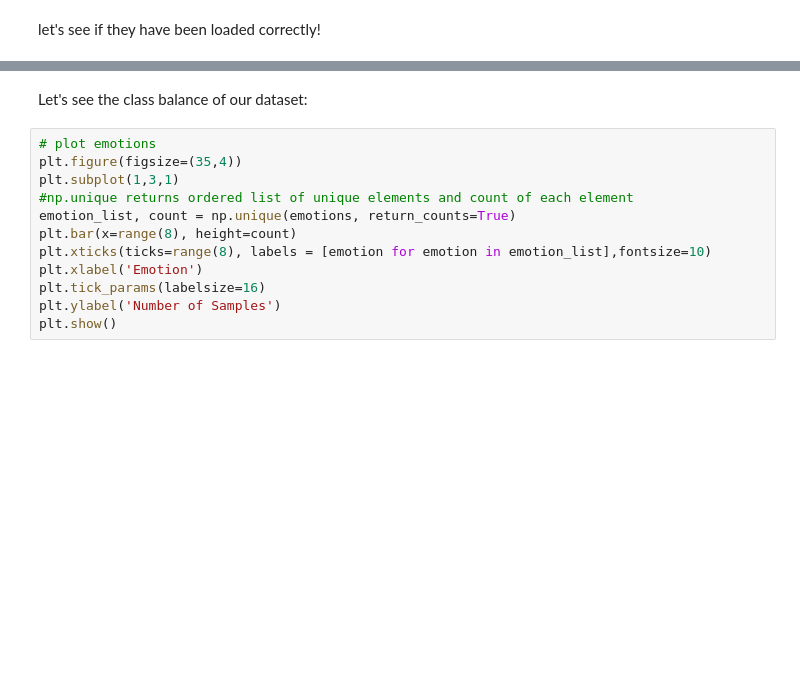
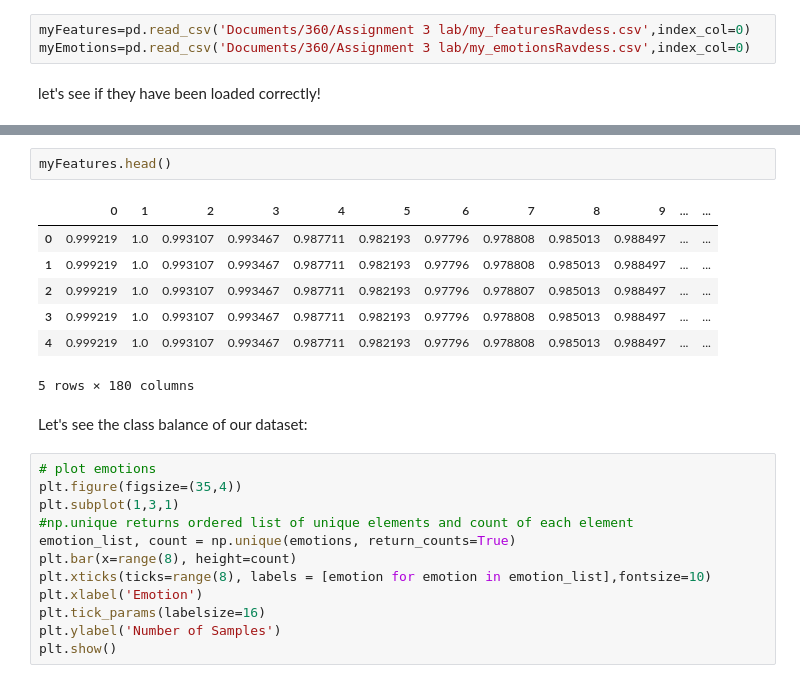
Before and after one commit to IAT-ExploringAI-2026/Week3-ClassicML, a Jupyter notebook: Week_3_MachineLearning.ipynb, the cells around one changed output, grey strips where cells are left out. Drawn from its saved outputs; the diff is of its cells as text; blank space fills up the shorter version.

```diff
--- a/Week_3_MachineLearning.ipynb
+++ b/Week_3_MachineLearning.ipynb
@@ -269,3 +327,6 @@ emotions=pd.read_csv('emotionsRavdess.csv',index_col=0)
+# %%
+myFeatures=pd.read_csv('Documents/360/Assignment 3 lab/my_featuresRavdess.csv',index_col=0)
+myEmotions=pd.read_csv('Documents/360/Assignment 3 lab/my_emotionsRavdess.csv',index_col=0)
 # %% [markdown]
 let's see if they have been loaded correctly!
 # %%
@@ -280,4 +341,14 @@ features.head()
 5 rows × 180 columns
+# %%
+myFeatures.head()
+# %% [output]
+|  | 0 | 1 | 2 | 3 | 4 | 5 | 6 | 7 | 8 | 9 | ... | ... |
+| 0 | 0.999219 | 1.0 | 0.993107 | 0.993467 | 0.987711 | 0.982193 | 0.97796 | 0.978808 | 0.985013 | 0.988497 | ... | ... |
+| 1 | 0.999219 | 1.0 | 0.993107 | 0.993467 | 0.987711 | 0.982193 | 0.97796 | 0.978808 | 0.985013 | 0.988497 | ... | ... |
+| 2 | 0.999219 | 1.0 | 0.993107 | 0.993467 | 0.987711 | 0.982193 | 0.97796 | 0.978807 | 0.985013 | 0.988497 | ... | ... |
+| 3 | 0.999219 | 1.0 | 0.993107 | 0.993467 | 0.987711 | 0.982193 | 0.97796 | 0.978808 | 0.985013 | 0.988497 | ... | ... |
+| 4 | 0.999219 | 1.0 | 0.993107 | 0.993467 | 0.987711 | 0.982193 | 0.97796 | 0.978808 | 0.985013 | 0.988497 | ... | ... |
+5 rows × 180 columns
 # %% [markdown]
 Let's see the class balance of our dataset:
 # %%
```
Also changed, not shown: parts of 20 cells of this notebook.
